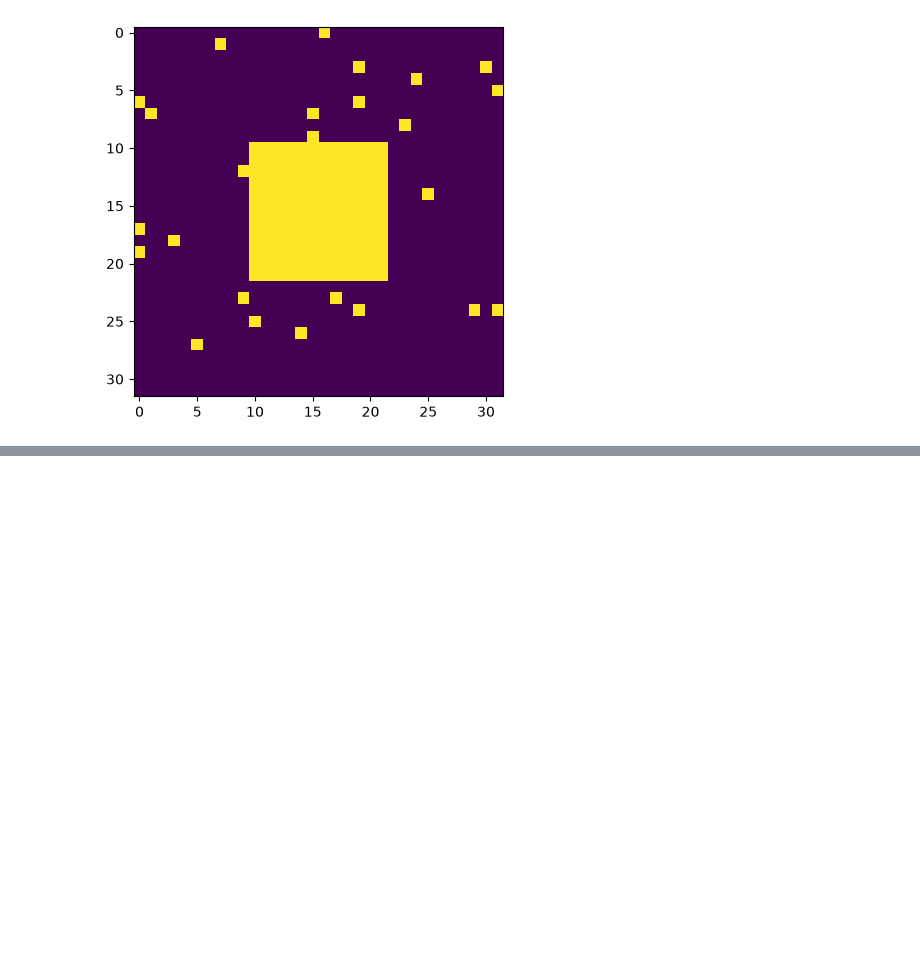
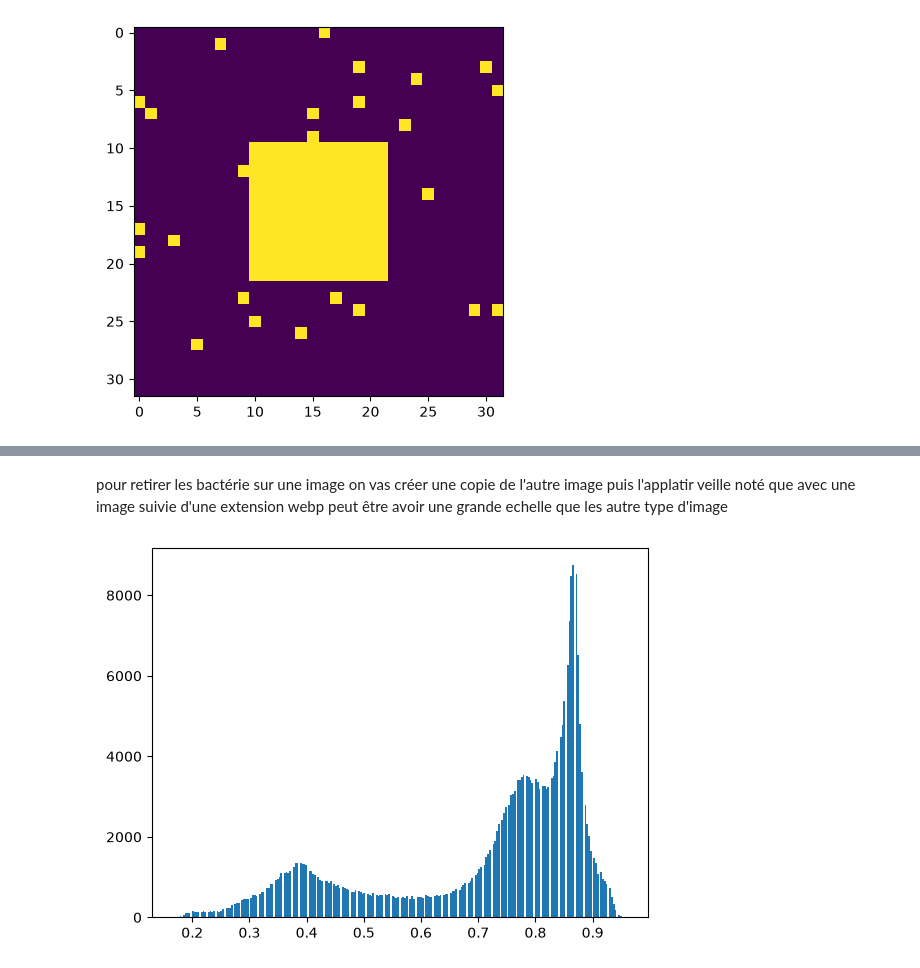
Before and after one commit to Balde44-art/Intro2Python, a Jupyter notebook: lesson_4.ipynb, the cells around one changed output, grey strips where cells are left out. Saved outputs shown, nothing was run; the diff lists cells and outputs as text; code cells hidden in the pictures; blank space fills up the shorter version.

```diff
--- a/lesson_4.ipynb
+++ b/lesson_4.ipynb
@@ -356,0 +382,9 @@ plt.imshow(X)
+# %% [markdown]
+pour retirer les bactérie sur une image on vas créer une copie de l'autre image puis l'applatir
+veille noté que avec une image suivie d'une extension webp peut être avoir une grande echelle que les autre type d'image
+# %%
+image_2 = np.copy(image)
+plt.hist(image_2.ravel(),bins=255)
+plt.show()
+# %% [output]
+[figure, added]
```
Also changed, not shown: parts of 14 cells of this notebook, 5 other files.
